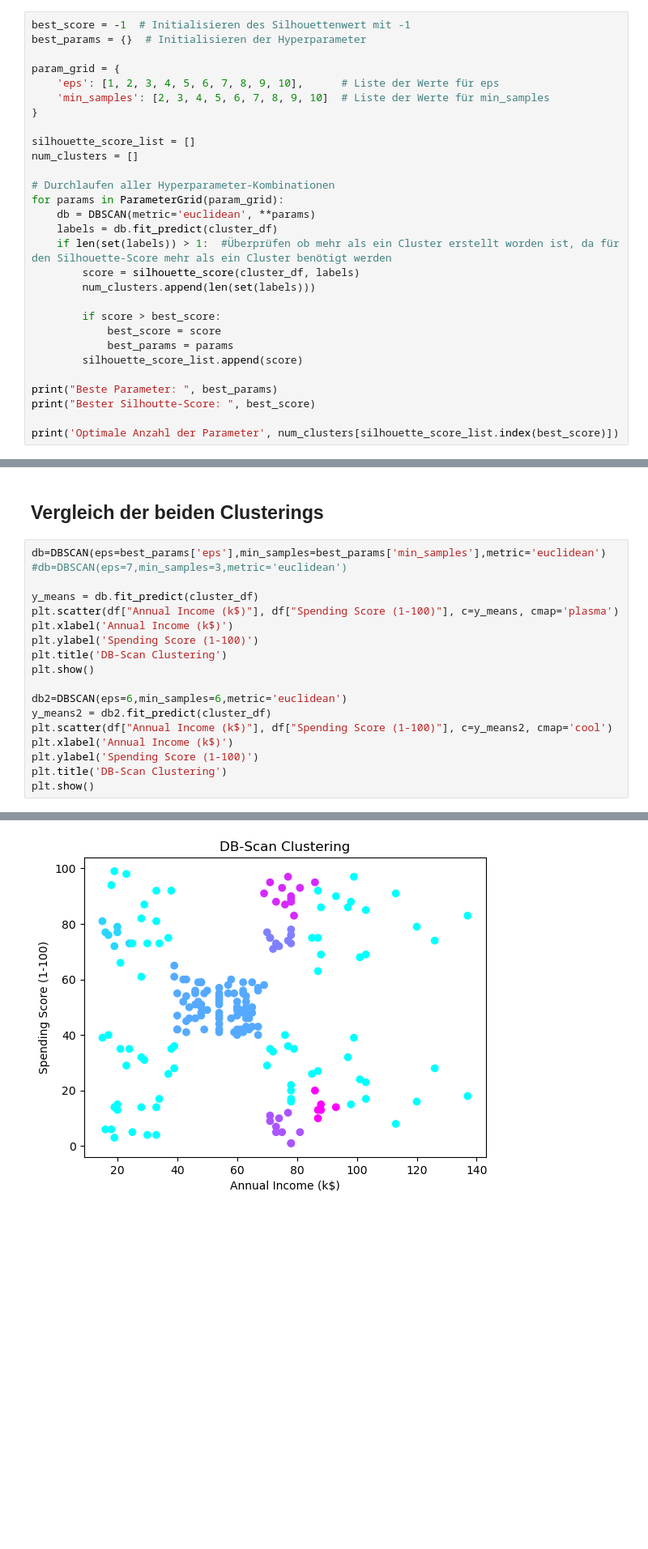
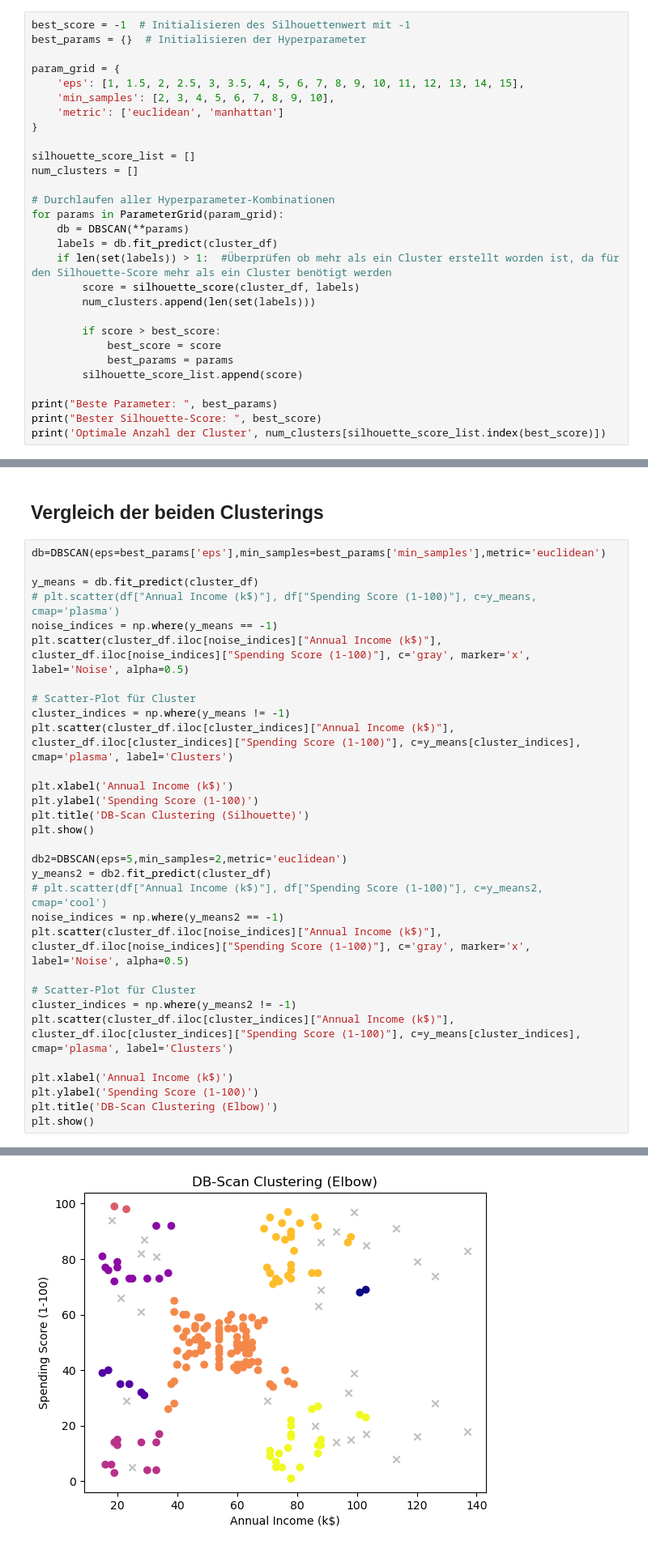
Before and after one commit to tibet5858/KlimaCluster, a Jupyter notebook: Seminar/mall_customer_segmentation.ipynb, the cells around one changed output, grey strips where cells are left out. Shown at 81% size. Drawn from its saved outputs; the diff is of its cells as text; blank space fills up the shorter version.

```diff
--- a/Seminar/mall_customer_segmentation.ipynb
+++ b/Seminar/mall_customer_segmentation.ipynb
@@ -105,8 +116,9 @@ best_score = -1  # Initialisieren des Silhouettenwert mit -1
 best_params = {}  # Initialisieren der Hyperparameter
 
 param_grid = {
-    'eps': [1, 2, 3, 4, 5, 6, 7, 8, 9, 10],      # Liste der Werte für eps
-    'min_samples': [2, 3, 4, 5, 6, 7, 8, 9, 10]  # Liste der Werte für min_samples
+    'eps': [1, 1.5, 2, 2.5, 3, 3.5, 4, 5, 6, 7, 8, 9, 10, 11, 12, 13, 14, 15],
+    'min_samples': [2, 3, 4, 5, 6, 7, 8, 9, 10],
+    'metric': ['euclidean', 'manhattan']
 }
 
 silhouette_score_list = []
@@ -114,7 +126,7 @@ num_clusters = []
 
 # Durchlaufen aller Hyperparameter-Kombinationen
 for params in ParameterGrid(param_grid):
-    db = DBSCAN(metric='euclidean', **params)
+    db = DBSCAN(**params)
     labels = db.fit_predict(cluster_df)
     if len(set(labels)) > 1:  #Überprüfen ob mehr als ein Cluster erstellt worden ist, da für den Silhouette-Score mehr als ein Cluster benötigt werden
         score = silhouette_score(cluster_df, labels)
@@ -126,7 +138,6 @@ for params in ParameterGrid(param_grid):
         silhouette_score_list.append(score)
 
 print("Beste Parameter: ", best_params)
-print("Bester Silhoutte-Score: ", best_score)
-
-print('Optimale Anzahl der Parameter', num_clusters[silhouette_score_list.index(best_score)])
+print("Bester Silhouette-Score: ", best_score)
+print('Optimale Anzahl der Cluster', num_clusters[silhouette_score_list.index(best_score)])
 # %% [output]
@@ -173,20 +195,33 @@ plt.show()
 ## Vergleich der beiden Clusterings
 # %%
 db=DBSCAN(eps=best_params['eps'],min_samples=best_params['min_samples'],metric='euclidean')
-#db=DBSCAN(eps=7,min_samples=3,metric='euclidean')
 
 y_means = db.fit_predict(cluster_df)
-plt.scatter(df["Annual Income (k$)"], df["Spending Score (1-100)"], c=y_means, cmap='plasma')
+# plt.scatter(df["Annual Income (k$)"], df["Spending Score (1-100)"], c=y_means, cmap='plasma')
+noise_indices = np.where(y_means == -1)
+plt.scatter(cluster_df.iloc[noise_indices]["Annual Income (k$)"], cluster_df.iloc[noise_indices]["Spending Score (1-100)"], c='gray', marker='x', label='Noise', alpha=0.5)
+
+# Scatter-Plot für Cluster
+cluster_indices = np.where(y_means != -1)
+plt.scatter(cluster_df.iloc[cluster_indices]["Annual Income (k$)"], cluster_df.iloc[cluster_indices]["Spending Score (1-100)"], c=y_means[cluster_indices], cmap='plasma', label='Clusters')
+
 plt.xlabel('Annual Income (k$)')
 plt.ylabel('Spending Score (1-100)')
-plt.title('DB-Scan Clustering')
+plt.title('DB-Scan Clustering (Silhouette)')
 plt.show()
 
-db2=DBSCAN(eps=6,min_samples=6,metric='euclidean')
+db2=DBSCAN(eps=5,min_samples=2,metric='euclidean')
 y_means2 = db2.fit_predict(cluster_df)
-plt.scatter(df["Annual Income (k$)"], df["Spending Score (1-100)"], c=y_means2, cmap='cool')
+# plt.scatter(df["Annual Income (k$)"], df["Spending Score (1-100)"], c=y_means2, cmap='cool')
+noise_indices = np.where(y_means2 == -1)
+plt.scatter(cluster_df.iloc[noise_indices]["Annual Income (k$)"], cluster_df.iloc[noise_indices]["Spending Score (1-100)"], c='gray', marker='x', label='Noise', alpha=0.5)
+
+# Scatter-Plot für Cluster
+cluster_indices = np.where(y_means2 != -1)
+plt.scatter(cluster_df.iloc[cluster_indices]["Annual Income (k$)"], cluster_df.iloc[cluster_indices]["Spending Score (1-100)"], c=y_means[cluster_indices], cmap='plasma', label='Clusters')
+
 plt.xlabel('Annual Income (k$)')
 plt.ylabel('Spending Score (1-100)')
-plt.title('DB-Scan Clustering')
+plt.title('DB-Scan Clustering (Elbow)')
 plt.show()
 # %% [output]
@@ -194 +229 @@ plt.show()
-[figure, old version]
+[figure, new version]
```
Also changed, not shown: parts of 6 cells of this notebook, 1 other file.
